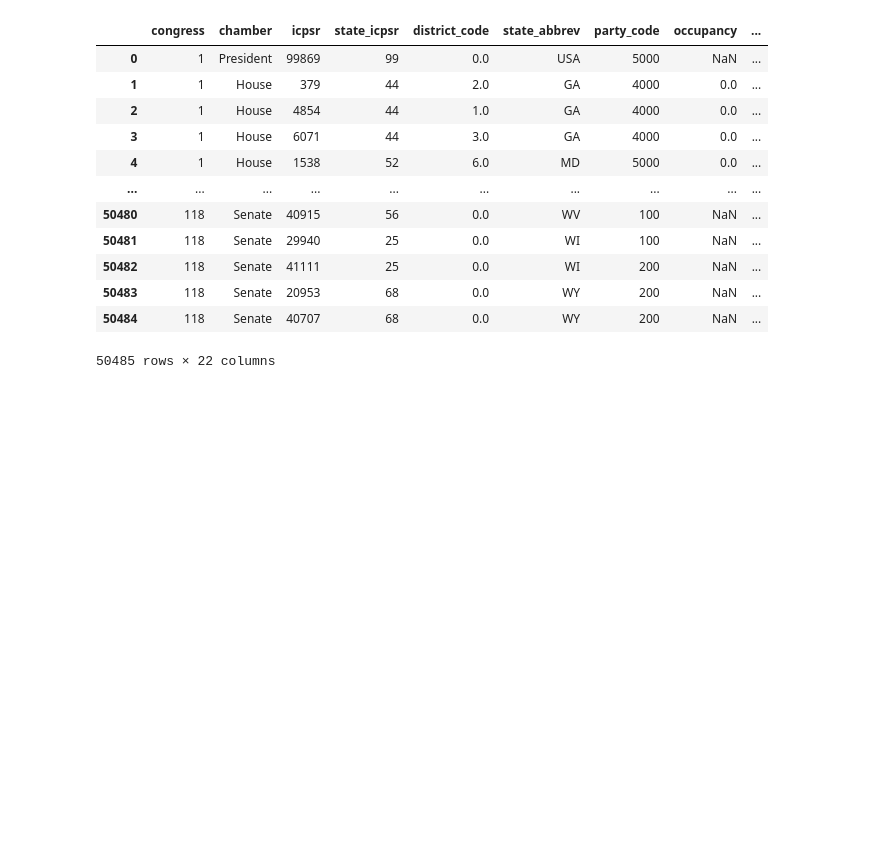
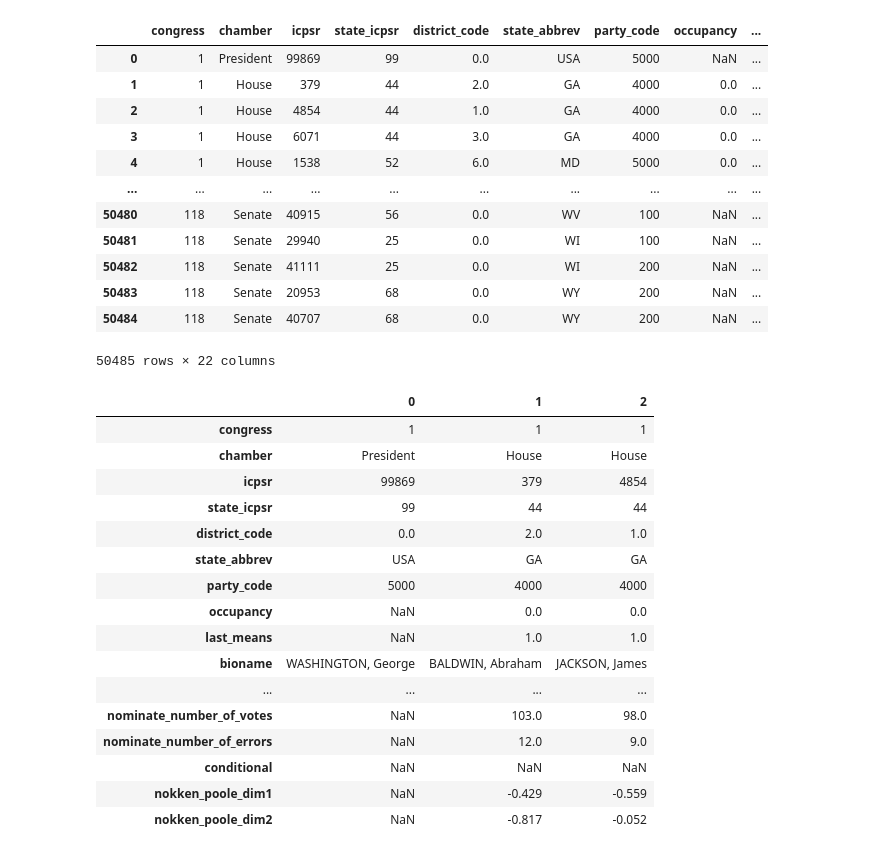
Before and after one commit to jkropko/contrans2023, a Jupyter notebook: congress_flat_files.ipynb, the cells around one changed output. Saved outputs shown, nothing was run; the diff lists cells and outputs as text; code cells hidden in the pictures; blank space fills up the shorter version.

```diff
--- a/congress_flat_files.ipynb
+++ b/congress_flat_files.ipynb
@@ -20,3 +21,23 @@ ideology
 | 50483 | 118 | Senate | 20953 | 68 | 0.0 | WY | 200 | NaN | ... |
 | 50484 | 118 | Senate | 40707 | 68 | 0.0 | WY | 200 | NaN | ... |
 50485 rows × 22 columns
+# %%
+ideology.head(3).T
+# %% [output]
+|  | 0 | 1 | 2 |
+| congress | 1 | 1 | 1 |
+| chamber | President | House | House |
+| icpsr | 99869 | 379 | 4854 |
+| state_icpsr | 99 | 44 | 44 |
+| district_code | 0.0 | 2.0 | 1.0 |
+| state_abbrev | USA | GA | GA |
+| party_code | 5000 | 4000 | 4000 |
+| occupancy | NaN | 0.0 | 0.0 |
+| last_means | NaN | 1.0 | 1.0 |
+| bioname | WASHINGTON, George | BALDWIN, Abraham | JACKSON, James |
+| ... | ... | ... | ... |
+| nominate_number_of_votes | NaN | 103.0 | 98.0 |
+| nominate_number_of_errors | NaN | 12.0 | 9.0 |
+| conditional | NaN | NaN | NaN |
+| nokken_poole_dim1 | NaN | -0.429 | -0.559 |
+| nokken_poole_dim2 | NaN | -0.817 | -0.052 |
```
Also changed, not shown: parts of 9 cells of this notebook, 6 other files.
